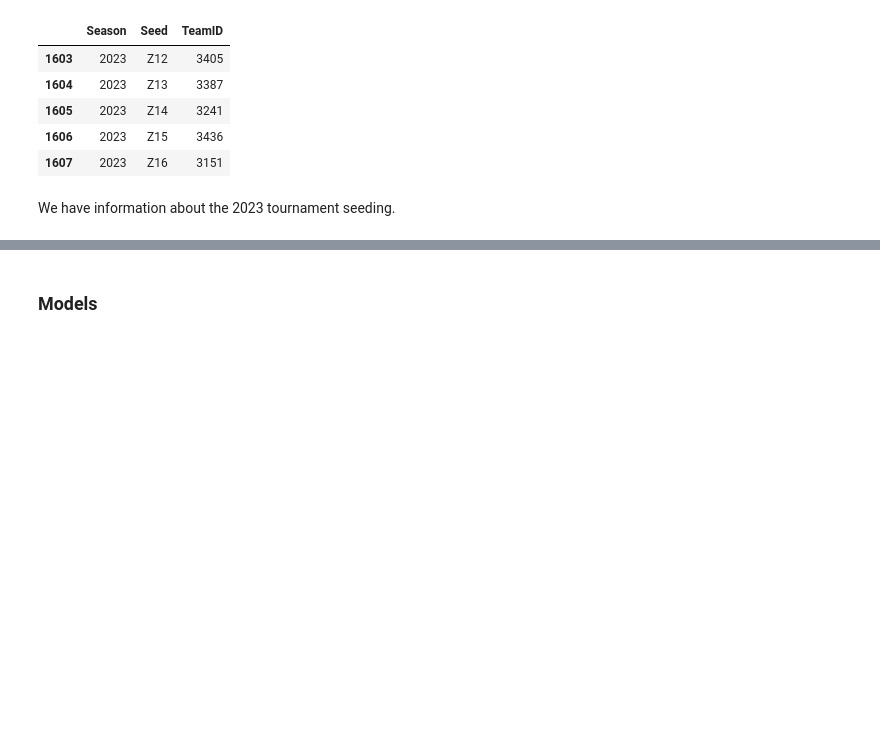
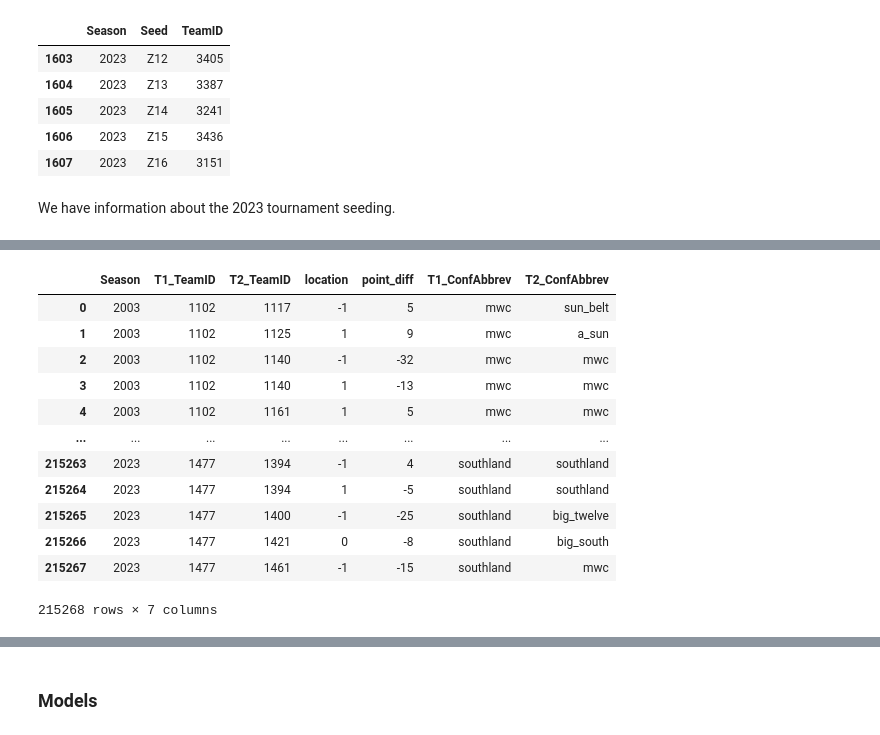
Before and after one commit to skowronskid/March-Machine-Learning-Mania-2023, a Jupyter notebook: main.ipynb, the cells around one changed output, grey strips where cells are left out. Saved outputs shown, nothing was run; the diff lists cells and outputs as text; code cells hidden in the pictures; blank space fills up the shorter version.

```diff
--- a/main.ipynb
+++ b/main.ipynb
@@ -138,0 +210,28 @@ We have information about the 2023 tournament seeding.
+# %%
+M_conferences = pd.read_csv('data/MTeamConferences.csv')
+W_conferences = pd.read_csv('data/WTeamConferences.csv')
+# %%
+def prepare_conferences(df_regular, df_conferences):
+    df_regular_copy = df_regular[["Season", "T1_TeamID", "T2_TeamID", "location", "point_diff"]].copy()
+    result = df_regular_copy.merge(df_conferences, how="left", left_on=["Season", "T1_TeamID"], right_on=["Season", "TeamID"]).drop(columns=["TeamID"]).rename(columns={"ConfAbbrev": "T1_ConfAbbrev"})
+    result = result.merge(df_conferences, how="left", left_on=["Season", "T2_TeamID"], right_on=["Season", "TeamID"]).drop(columns=["TeamID"]).rename(columns={"ConfAbbrev": "T2_ConfAbbrev"})
+    return result
+# %%
+M_conferences_working = prepare_conferences(M_regular_working, M_conferences)
+W_conferences_working = prepare_conferences(W_regular_working, W_conferences)
+# %%
+M_conferences_working
+# %% [output]
+|  | Season | T1_TeamID | T2_TeamID | location | point_diff | T1_ConfAbbrev | T2_ConfAbbrev |
+| 0 | 2003 | 1102 | 1117 | -1 | 5 | mwc | sun_belt |
+| 1 | 2003 | 1102 | 1125 | 1 | 9 | mwc | a_sun |
+| 2 | 2003 | 1102 | 1140 | -1 | -32 | mwc | mwc |
+| 3 | 2003 | 1102 | 1140 | 1 | -13 | mwc | mwc |
+| 4 | 2003 | 1102 | 1161 | 1 | 5 | mwc | mwc |
+| ... | ... | ... | ... | ... | ... | ... | ... |
+| 215263 | 2023 | 1477 | 1394 | -1 | 4 | southland | southland |
+| 215264 | 2023 | 1477 | 1394 | 1 | -5 | southland | southland |
+| 215265 | 2023 | 1477 | 1400 | -1 | -25 | southland | big_twelve |
+| 215266 | 2023 | 1477 | 1421 | 0 | -8 | southland | big_south |
+| 215267 | 2023 | 1477 | 1461 | -1 | -15 | southland | mwc |
+215268 rows × 7 columns
```
Also changed, not shown: parts of 17 cells of this notebook.
